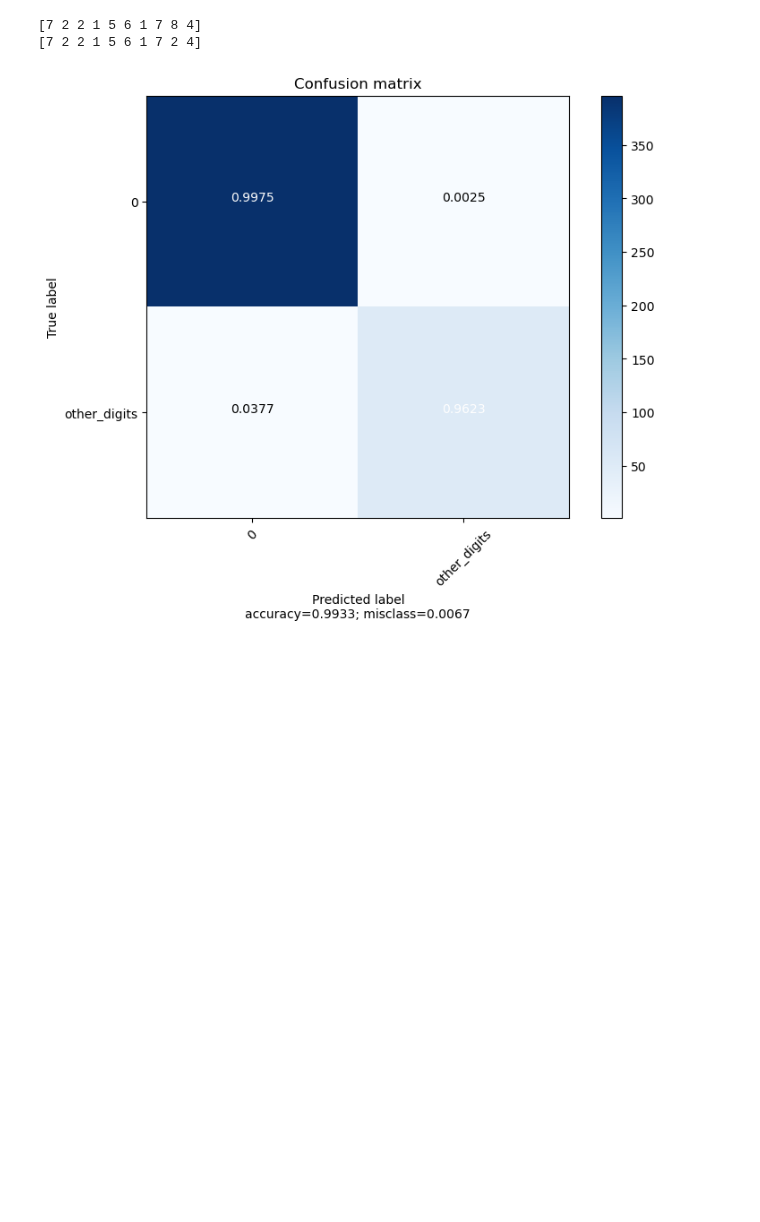
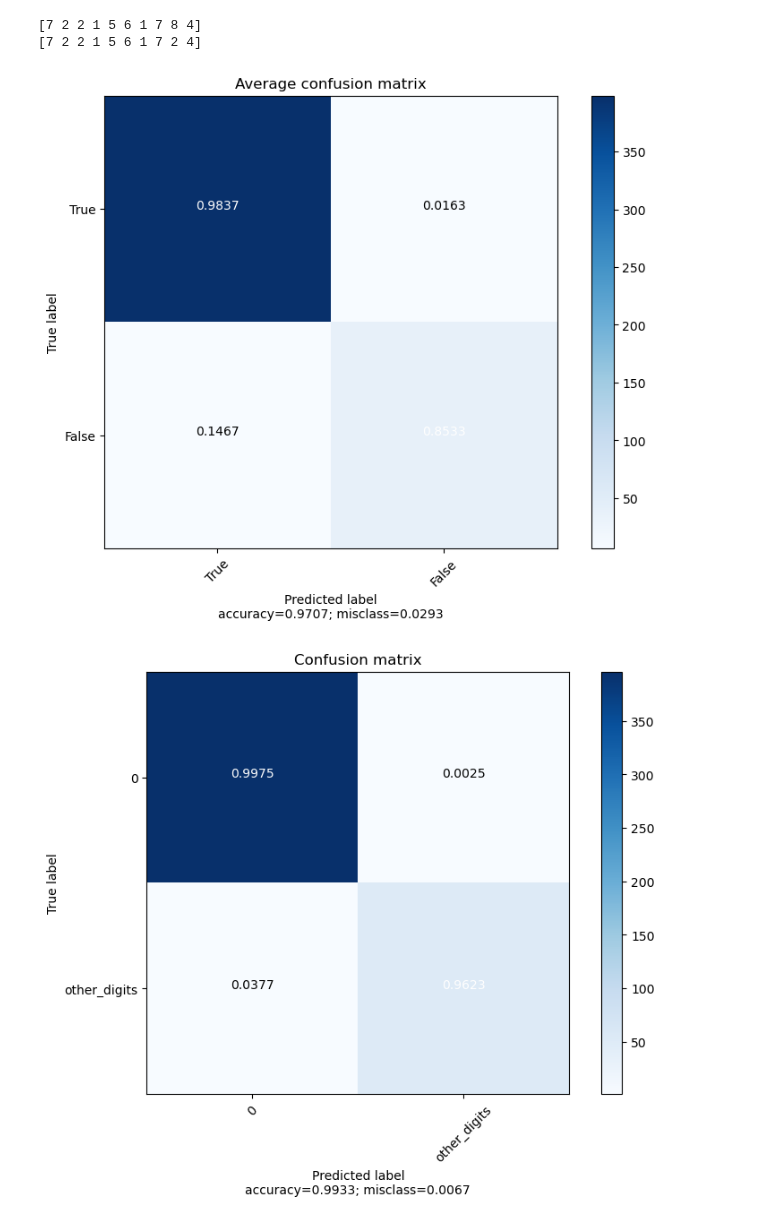
Before and after one commit to Simon-0711/ML_essentials, a Jupyter notebook: Exercise_6/tree-methods-stubs.ipynb, the cells around one changed output. Saved outputs shown, nothing was run; the diff lists cells and outputs as text; code cells hidden in the pictures; blank space fills up the shorter version.

Commit message:
Add average confusion matrix

```diff
--- a/Exercise_6/tree-methods-stubs.ipynb
+++ b/Exercise_6/tree-methods-stubs.ipynb
@@ -648,4 +648,11 @@ def plot_confusion_matrix(cm,
     plt.ylabel('True label')
     plt.xlabel('Predicted label\naccuracy={:0.4f}; misclass={:0.4f}'.format(accuracy, misclass))
     plt.show()
+# %%
+average_confusion_matrices = np.sum(confusion_matrices, axis=0) / confusion_matrices.shape[0]
+# %%
+# confusion matrix for all digits
+plot_confusion_matrix(average_confusion_matrices, ["True", "False"], title="Average confusion matrix")
+# %% [output]
+[figure, added]
 # %%
```
Also changed, not shown: parts of 1 cell of this notebook.
